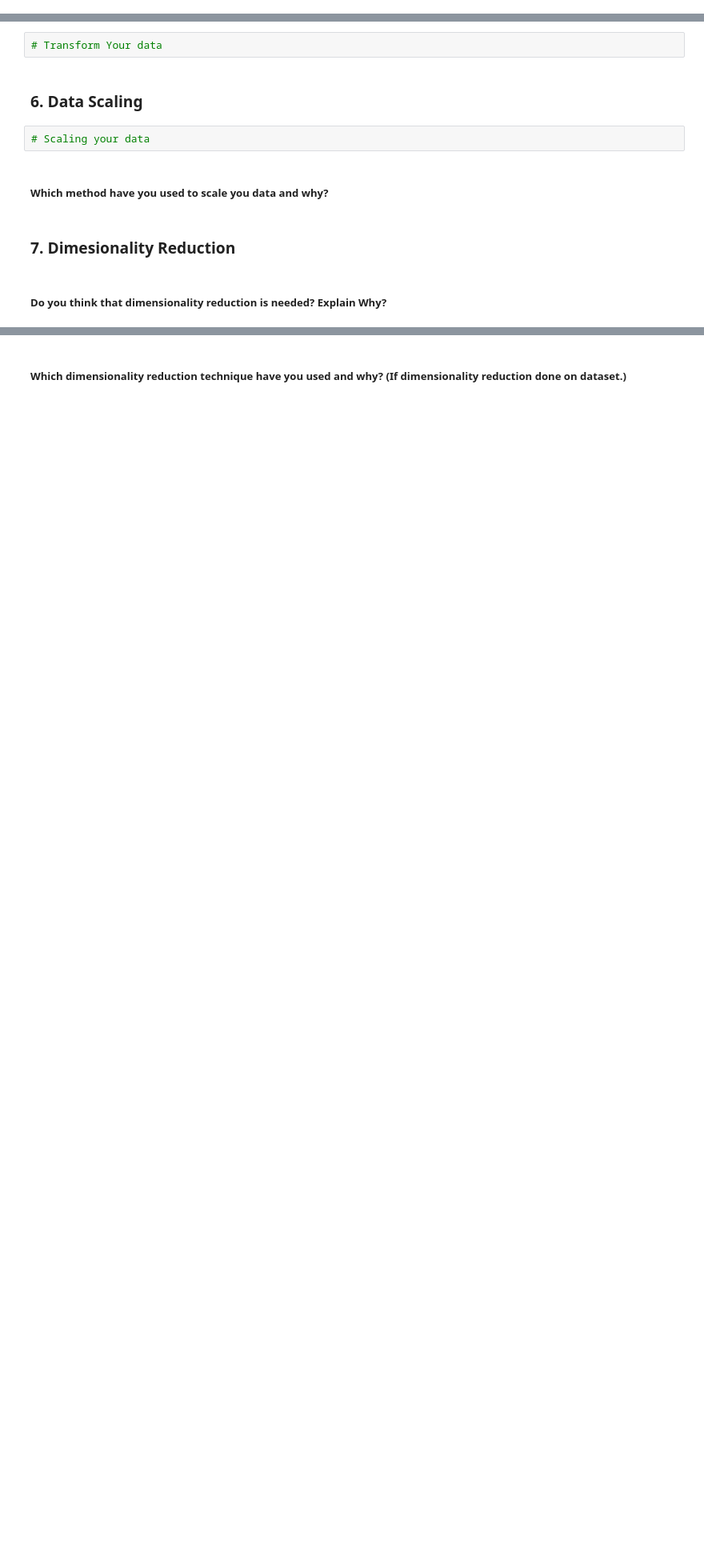
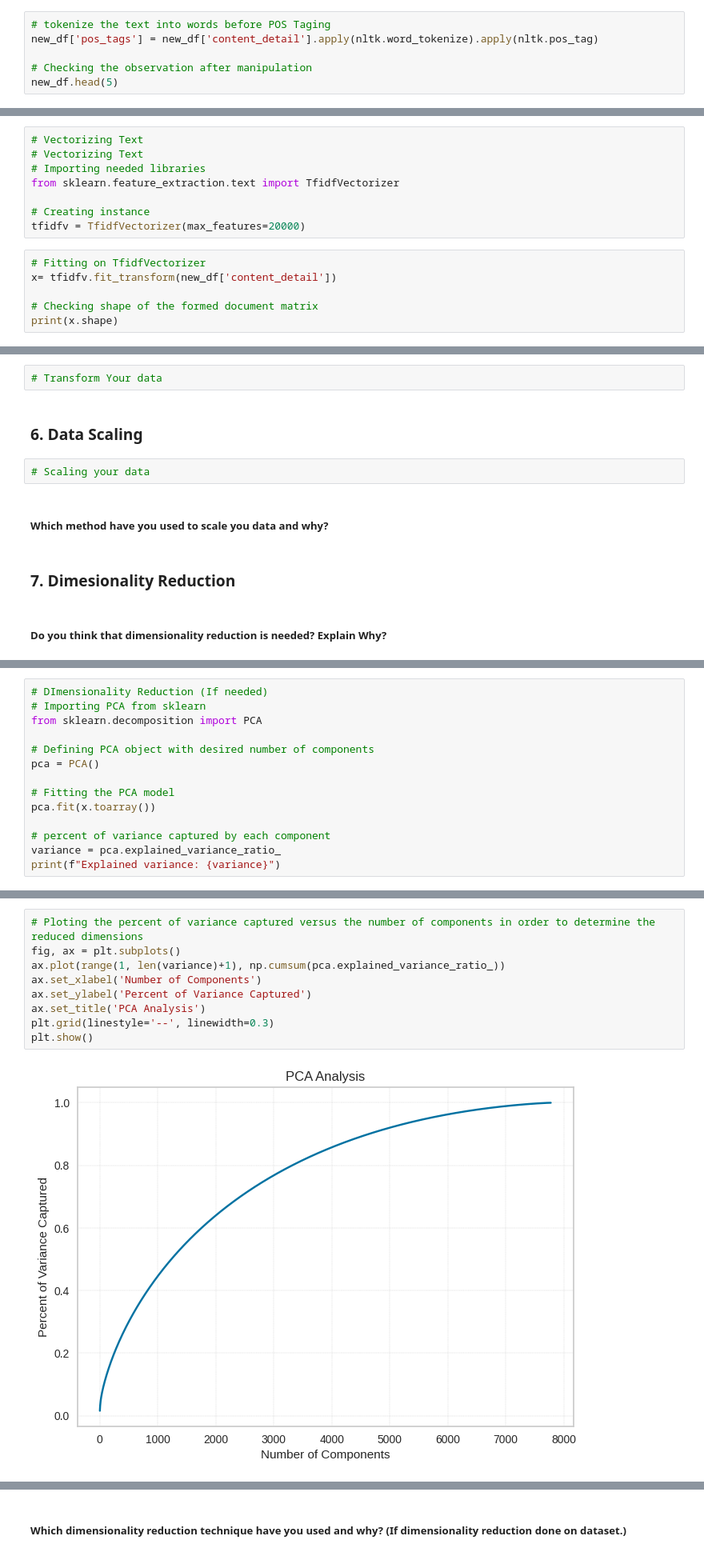
Before and after one commit to Electra89/Unsupervised-ML---Netflix-Movies-and-TV-Shows-Clustering, a Jupyter notebook: Unsupervised_ML_Netflix_Movies_and_TV_Shows_Clustering.ipynb, the cells around one changed output, grey strips where cells are left out. Shown: that part at 80% size. Cells and saved outputs as stored; diff of their text form; blank space fills up the shorter version.

```diff
--- a/Unsupervised_ML_Netflix_Movies_and_TV_Shows_Clustering.ipynb
+++ b/Unsupervised_ML_Netflix_Movies_and_TV_Shows_Clustering.ipynb
@@ -873,0 +1278,6 @@ Answer Here.
+# %%
+# tokenize the text into words before POS Taging
+new_df['pos_tags'] = new_df['content_detail'].apply(nltk.word_tokenize).apply(nltk.pos_tag)
+
+# Checking the observation after manipulation
+new_df.head(5)
@@ -877,0 +1293,14 @@ Answer Here.
+# %%
+# Vectorizing Text
+# Vectorizing Text
+# Importing needed libraries
+from sklearn.feature_extraction.text import TfidfVectorizer
+
+# Creating instance
+tfidfv = TfidfVectorizer(max_features=20000)
+# %%
+# Fitting on TfidfVectorizer
+x= tfidfv.fit_transform(new_df['content_detail'])
+
+# Checking shape of the formed document matrix
+print(x.shape)
@@ -919,0 +1349,14 @@ Answer Here.
+# %%
+# DImensionality Reduction (If needed)
+# Importing PCA from sklearn
+from sklearn.decomposition import PCA
+
+# Defining PCA object with desired number of components
+pca = PCA()
+
+# Fitting the PCA model
+pca.fit(x.toarray())
+
+# percent of variance captured by each component
+variance = pca.explained_variance_ratio_
+print(f"Explained variance: {variance}")
@@ -919,0 +1366,11 @@ Answer Here.
+# %%
+# Ploting the percent of variance captured versus the number of components in order to determine the reduced dimensions
+fig, ax = plt.subplots()
+ax.plot(range(1, len(variance)+1), np.cumsum(pca.explained_variance_ratio_))
+ax.set_xlabel('Number of Components')
+ax.set_ylabel('Percent of Variance Captured')
+ax.set_title('PCA Analysis')
+plt.grid(linestyle='--', linewidth=0.3)
+plt.show()
+# %% [output]
+[figure, added]
```
Also changed, not shown: parts of 89 cells of this notebook.
